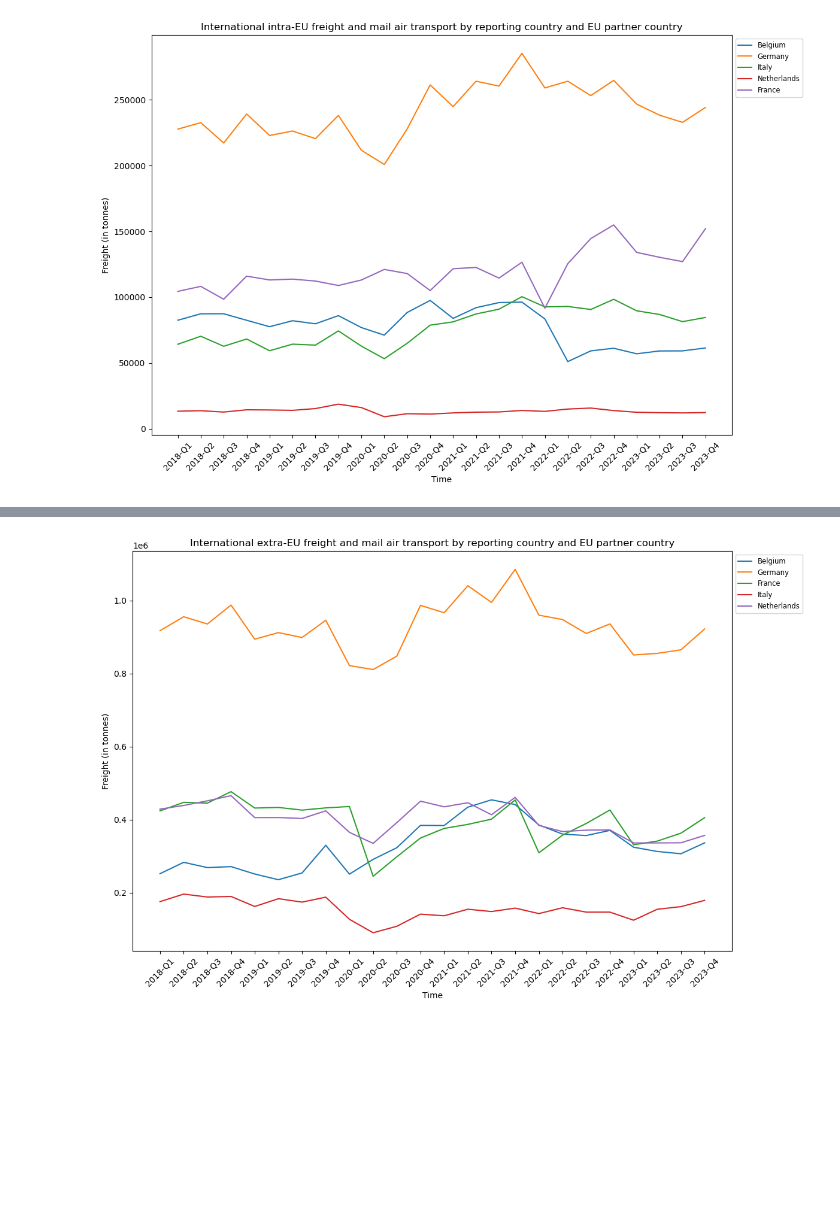
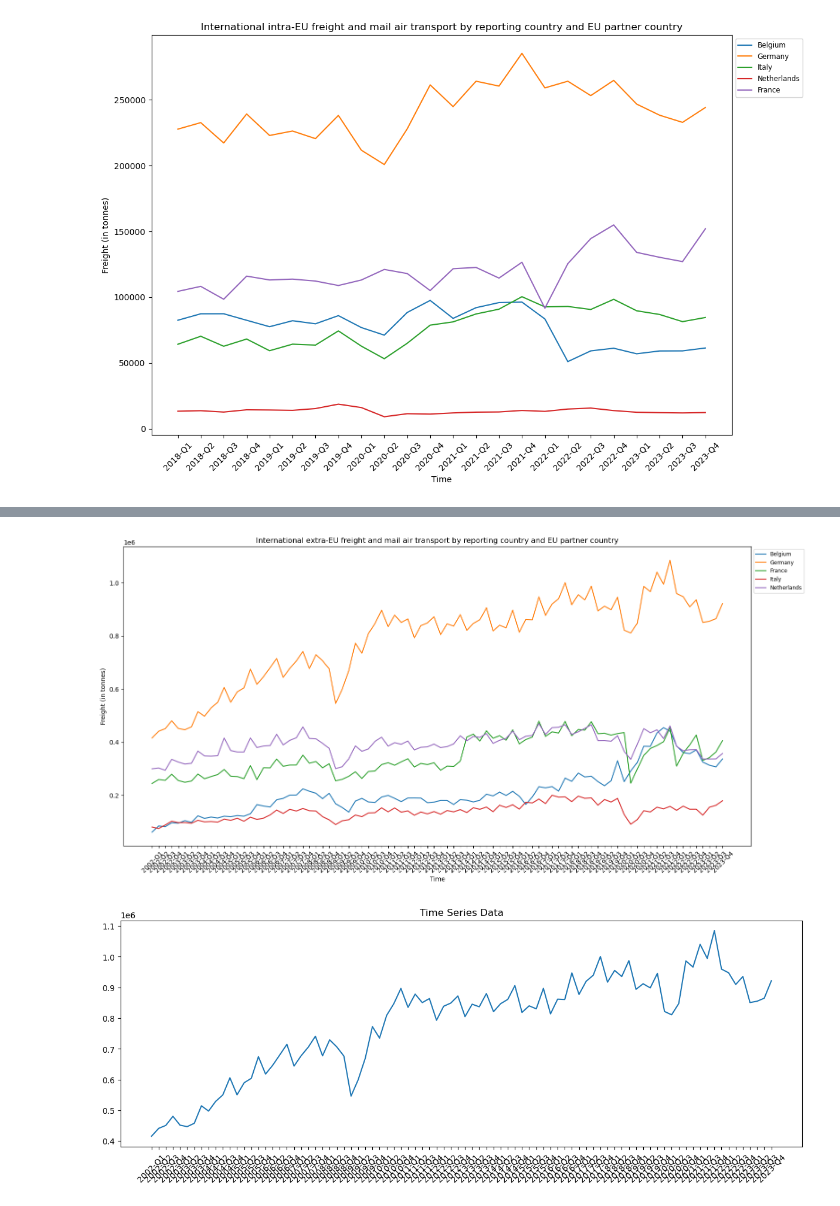
Before and after one commit to YJLinatTILTUD/TIL6022Group8, a Jupyter notebook: group assignment.ipynb, the cells around one changed output, grey strips where cells are left out. Saved outputs shown, nothing was run; the diff lists cells and outputs as text; code cells hidden in the pictures; blank space fills up the shorter version.

```diff
--- a/group assignment.ipynb
+++ b/group assignment.ipynb
@@ -127,19 +127,16 @@ Index(['Belgium', 'Bulgaria', 'Czechia', 'Denmark', 'Germany', 'Estonia',
 import matplotlib.pyplot as plt
 
 
-df.fillna(0, inplace=True)
-x = df.columns
-y_labels = df.index
+df_actual.fillna(0, inplace=True)
+x = df_actual.columns
+y_labels = df_actual.index
 
 
 fig, ax = plt.subplots(figsize=(12, 8))
 
 
 for country in y_labels:
-    y_values = df.loc[country].values
-    for i in range(0, len(y_values)):
-        if (y_values[i] == ":"):
-            y_values[i] = 0
+    y_values = df_actual.loc[country].values
     ax.plot(x, y_values, label=country)
 
 
@@ -177,9 +198,6 @@ fig, ax = plt.subplots(figsize=(12, 8))
 
 for country in y_labels:
     y_values = df_intraeu.loc[country].values[0:-2]
-    for i in range(0, len(y_values)):
-        if (y_values[i] == ":"):
-            y_values[i] = 0
     ax.plot(x, y_values, label=country)
 
 
@@ -195,12 +213,12 @@ plt.show()
 # %% [output]
 [figure]
 # %%
-file_path = r"avia_goexcc_page_spreadsheet.xlsx"
+file_path = r"avia_goexcc_page_spreadsheet_2002_quarterly.xlsx"
 df_extraeu = pd.read_excel(file_path, sheet_name='Sheet 1', skiprows=9, index_col=0)
 df_extraeu.dropna(how='any', inplace=True)
 
 pd.set_option('display.max_columns', None)
 pd.set_option('display.width', None)
 
-print(df_extraeu)
+# print(df_extraeu)
 # %% [output]
@@ -225,31 +226,28 @@ Workbook contains no default style, apply openpyxl's default
 # %%
 import matplotlib.pyplot as plt
 
 
 df_extraeu.fillna(0, inplace=True)
 x = df_extraeu.columns
 y_labels = df_extraeu.index
 
 
-fig, ax = plt.subplots(figsize=(12, 8))
+fig, ax = plt.subplots(figsize=(16, 8))
 
 
 for country in y_labels:
     y_values = df_extraeu.loc[country].values
-    for i in range(0, len(y_values)):
-        if (y_values[i] == ":"):
-            y_values[i] = 0
     ax.plot(x, y_values, label=country)
 
 
 ax.set_title("International extra-EU freight and mail air transport by reporting country and EU partner country")
 ax.set_xlabel("Time")
 ax.set_ylabel("Freight (in tonnes)")
 
 
 plt.legend(loc='upper left', bbox_to_anchor=(1, 1), fontsize='small')
 plt.xticks(rotation=45)
 plt.tight_layout()
 plt.show()
 # %% [output]
-[figure, old version]
+[figure, new version]
@@ -255,0 +262,8 @@ plt.show()
+# %%
+plt.figure(figsize=(15, 5))
+plt.plot(time_series)
+plt.title('Time Series Data')
+plt.xticks(rotation=45)
+plt.show()
+# %% [output]
+[figure, added]
```
Also changed, not shown: parts of 11 cells of this notebook, 1 other file.
